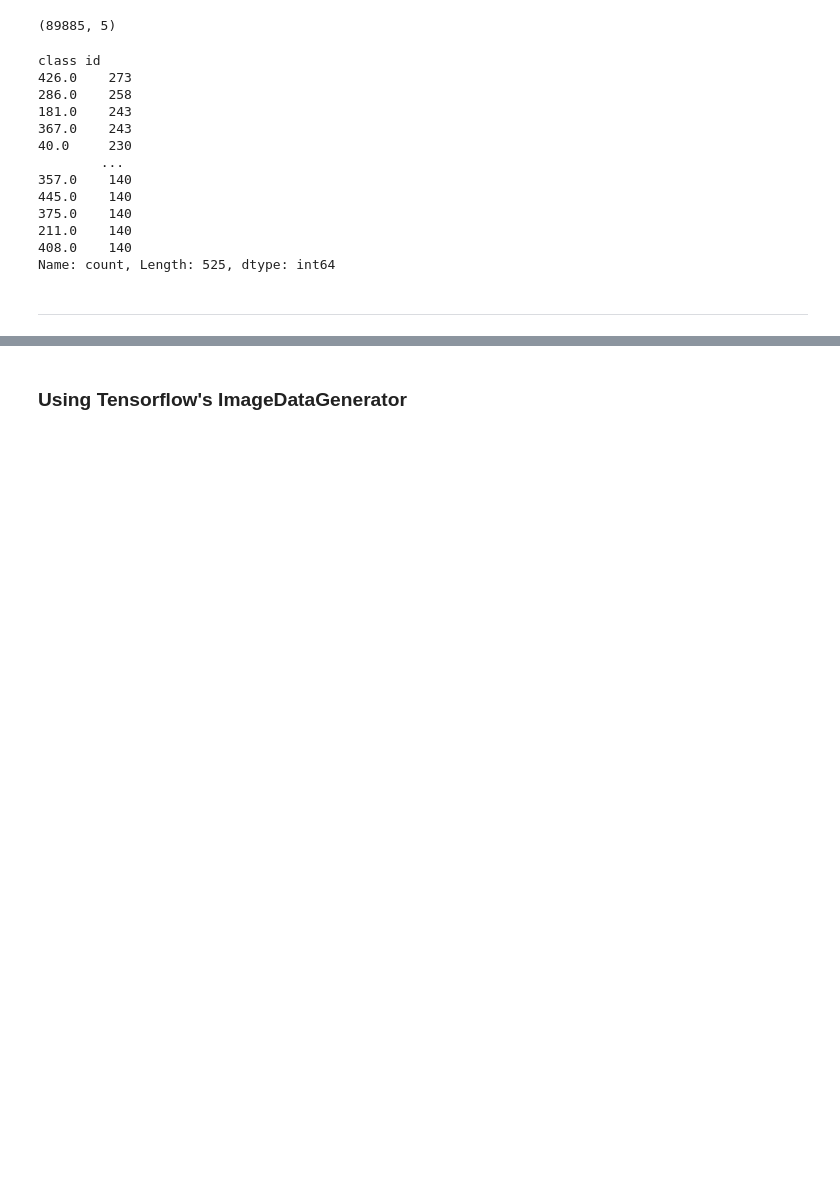
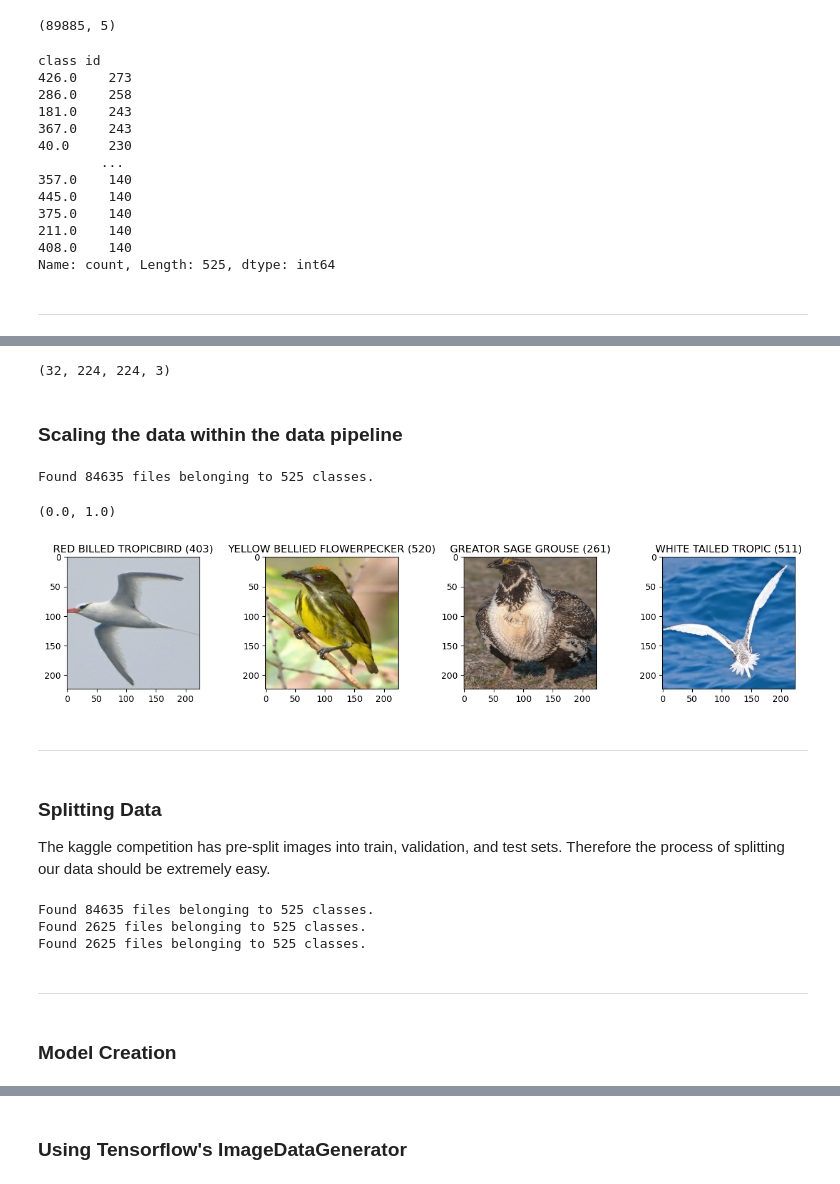
Before and after one commit to dvdhartsman/Bird_Species_Image_Classification, a Jupyter notebook: Bird_Classification_1.ipynb, the cells around one changed output, grey strips where cells are left out. Cells and saved outputs as stored; diff of their text form; code cells hidden in the pictures; blank space fills up the shorter version.

```diff
--- a/Bird_Classification_1.ipynb
+++ b/Bird_Classification_1.ipynb
@@ -74,0 +126,3 @@ Name: count, Length: 525, dtype: int64
+# %%
+reverse_dict = {val:key for key, val in class_indices.items()}
+reverse_dict
@@ -74,0 +147,58 @@ Name: count, Length: 525, dtype: int64
+# %%
+batch[0].shape
+# %% [output]
+(32, 224, 224, 3)
+# %% [markdown]
+### Scaling the data within the data pipeline
+# %%
+# Re-initiating the data object
+
+data = tf.keras.utils.image_dataset_from_directory(os.path.join(path, "train"), image_size=(224,224), seed=13)
+data = data.map(lambda x, y: (x/255, y))
+# %% [output]
+Found 84635 files belonging to 525 classes.
+# %%
+data_iterator = data.as_numpy_iterator()
+batch = data_iterator.next()
+# %%
+# Confirmation of scaling success
+
+batch[0].min(), batch[0].max()
+# %% [output]
+(0.0, 1.0)
+# %%
+# Same plot with scaled data, however increasing the space between plots with gridspec_kw argument
+fig, ax = plt.subplots(ncols=4, figsize=(15,5), gridspec_kw={"wspace":.5})
+for idx, img in enumerate(batch[0][:4]):
+    ax[idx].imshow(img)
+    title = reverse_dict[batch[1][idx]]
+    ax[idx].set_title(f"{title} ({batch[1][idx]})")
+# %% [output]
+[figure, added]
+# %% [markdown]
+<hr style="border: 2px solid blue">
+# %% [markdown]
+### Splitting Data
+The kaggle competition has pre-split images into train, validation, and test sets. Therefore the process of splitting our data should be extremely easy.
+# %%
+# Splitting the data using the same process
+
+# Training
+train_data = tf.keras.utils.image_dataset_from_directory(os.path.join(path, "train"), image_size=(224,224), seed=13)
+train_data = data.map(lambda x, y: (x/255, y))
+
+# Validation
+valid_data = tf.keras.utils.image_dataset_from_directory(os.path.join(path, "valid"), image_size=(224,224), seed=13)
+valid_data = data.map(lambda x, y: (x/255, y))
+
+# Test
+test_data = tf.keras.utils.image_dataset_from_directory(os.path.join(path, "test"), image_size=(224,224), seed=13)
+test_data = data.map(lambda x, y: (x/255, y))
+# %% [output]
+Found 84635 files belonging to 525 classes.
+Found 2625 files belonging to 525 classes.
+Found 2625 files belonging to 525 classes.
+# %% [markdown]
+<hr style="border: 2px solid blue">
+# %% [markdown]
+### Model Creation
```
Also changed, not shown: parts of 35 cells of this notebook.
